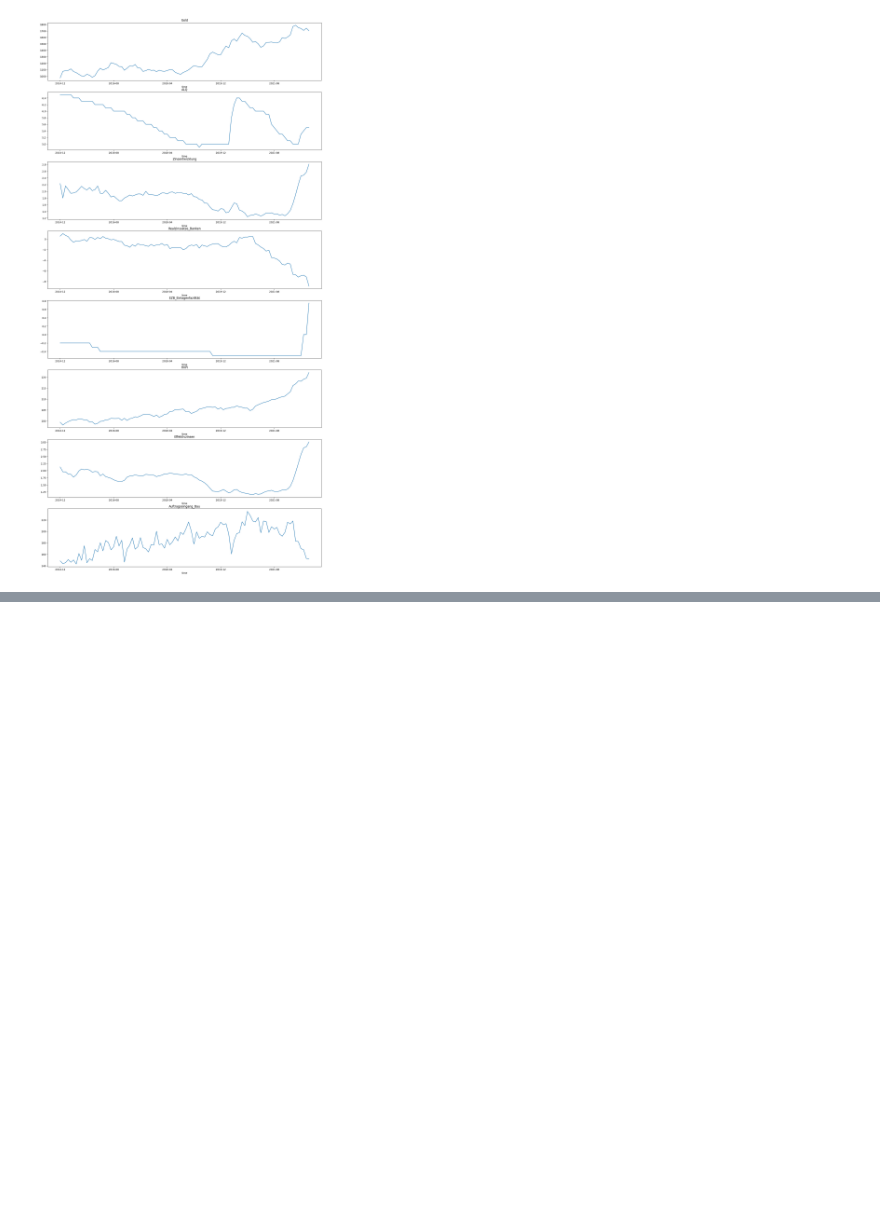
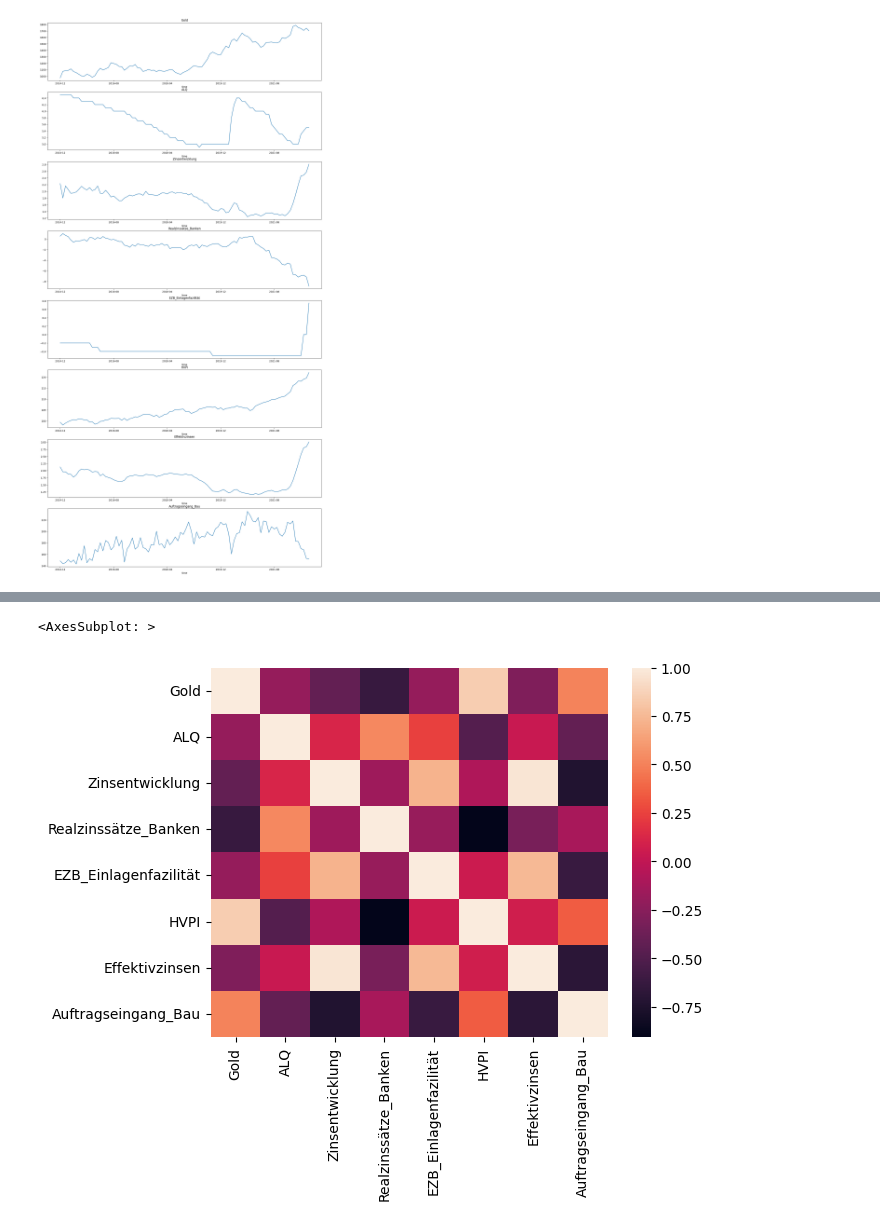
Before and after one commit to julianhilgemann/accelerare, a Jupyter notebook: POC BBK.ipynb, the cells around one changed output, grey strips where cells are left out. Cells and saved outputs as stored; diff of their text form; code cells hidden in the pictures; blank space fills up the shorter version.

Commit message:
added basic analytics and started ccorr heatmap

```diff
--- a/POC BBK.ipynb
+++ b/POC BBK.ipynb
@@ -137,0 +159,7 @@ plt.show()
+# %%
+# Correlation-Heatmap on level data, strong correlation indicate common trend, such as latent economic factors that drive the time series
+# Means it is not a particularly strong indication of relationships
+sns.heatmap(DTF.corr())
+# %% [output]
+<AxesSubplot: >
+[figure, added]
```
Also changed, not shown: parts of 10 cells of this notebook.
